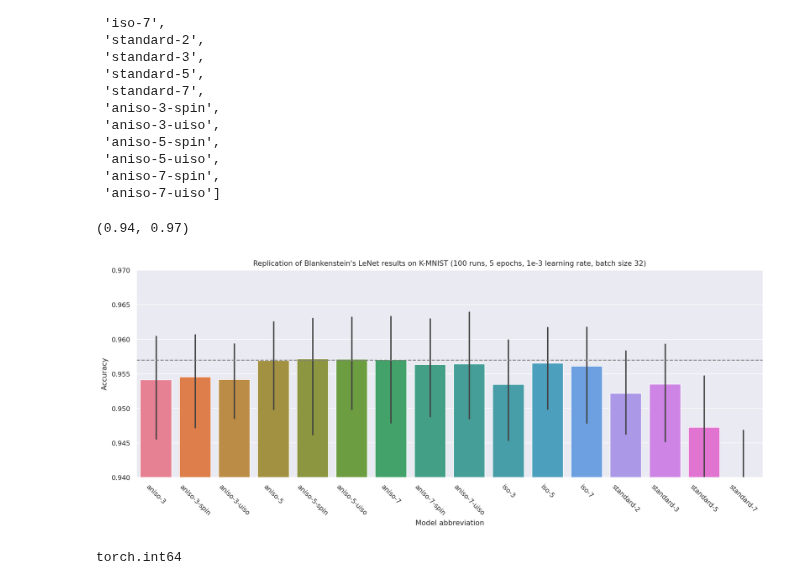
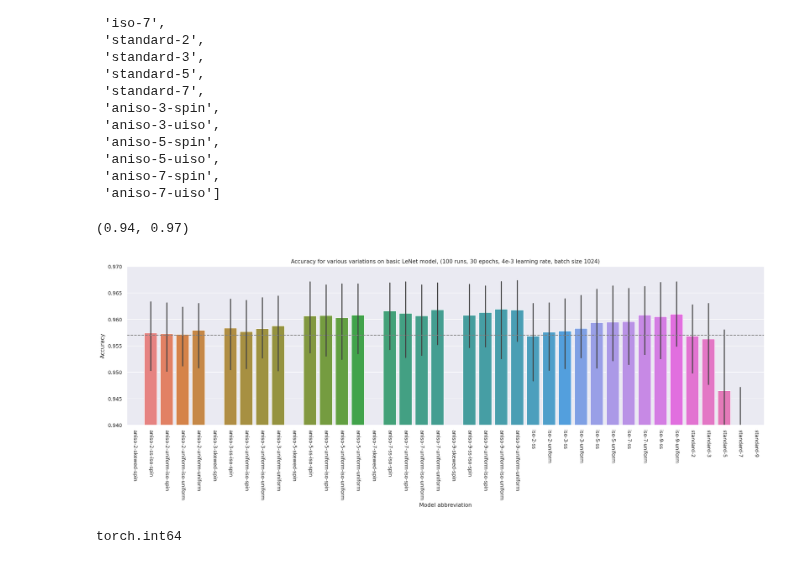
Before and after one commit to p-adema/quadratic-conv, a Jupyter notebook: scratch/training_check.ipynb, the cells around one changed output. Cells and saved outputs as stored; diff of their text form; code cells hidden in the pictures.

Commit message:
(code) add new w.i.p. figures to report

```diff
--- a/scratch/training_check.ipynb
+++ b/scratch/training_check.ipynb
@@ -257,20 +257,24 @@ pl.concat((pl.scan_parquet("data/thierry_long.pq"), pl.scan_parquet("data/thierr
 # %%
 full_df = pl.concat((pl.scan_parquet("data/thierry_long.pq"), pl.scan_parquet("data/thierry_extend.pq")),
                     how='horizontal')
+full_df = pl.scan_parquet("data/long_kmnist.pq")
 cols = sorted(full_df.collect_schema().names())
 df = full_df.select(pl.col(cols).struct.field("acc").name.keep()).collect()
 # sns.barplot({'a':[0.9471, 0.9617, 0.9567, 0.9646, 0.9506, 0.9596, 0.9531, 0.9553, 0.9578, 0.9642, 0.9532, 0.9458, 0.9513, 0.953, 0.9582, 0.9526, 0.9578, 0.9631, 0.96, 0.9557]}, errorbar=("pi", 90))
-plt.figure(figsize=(15, 5), dpi=200)
+plt.figure(figsize=(20, 5), dpi=200)
 sns.set_theme("paper", "darkgrid")
-sns.barplot(df.to_pandas(), errorbar=("pi", 90)).set(ylabel="Accuracy", xlabel="Model abbreviation",
-                                                     title="Replication of Blankenstein's LeNet results on K-MNIST (100 runs, 5 epochs, 1e-3 learning rate, batch size 32)")
-# Accuracy for various variations on basic LeNet model, 100 epochs (1e-3 learning rate except alternate anisos, which have 4e-3, 1024 batch size)"
-plt.xticks(rotation=-45)
+(sns.barplot(df.to_pandas(), errorbar=("pi", 90))
+ .set(ylabel="Accuracy", xlabel="Model abbreviation",
+      # title="Replication of Blankenstein's LeNet results on K-MNIST (100 runs, 5 epochs, 1e-3 learning rate, batch size 32)"
+      title="Accuracy for various variations on basic LeNet model, (100 runs, 30 epochs, 4e-3 learning rate, batch size 1024)"
+      ))
+#
+plt.xticks(rotation=-90)
 plt.axhline(0.957, linestyle='dashed', color='gray')
 plt.ylim(0.940, 0.97)
 # %% [output]
 (0.94, 0.97)
-[figure, old version]
+[figure, new version]
 # %%
 hs = {}
 # %%
```
Also changed, not shown: 3 other files.
